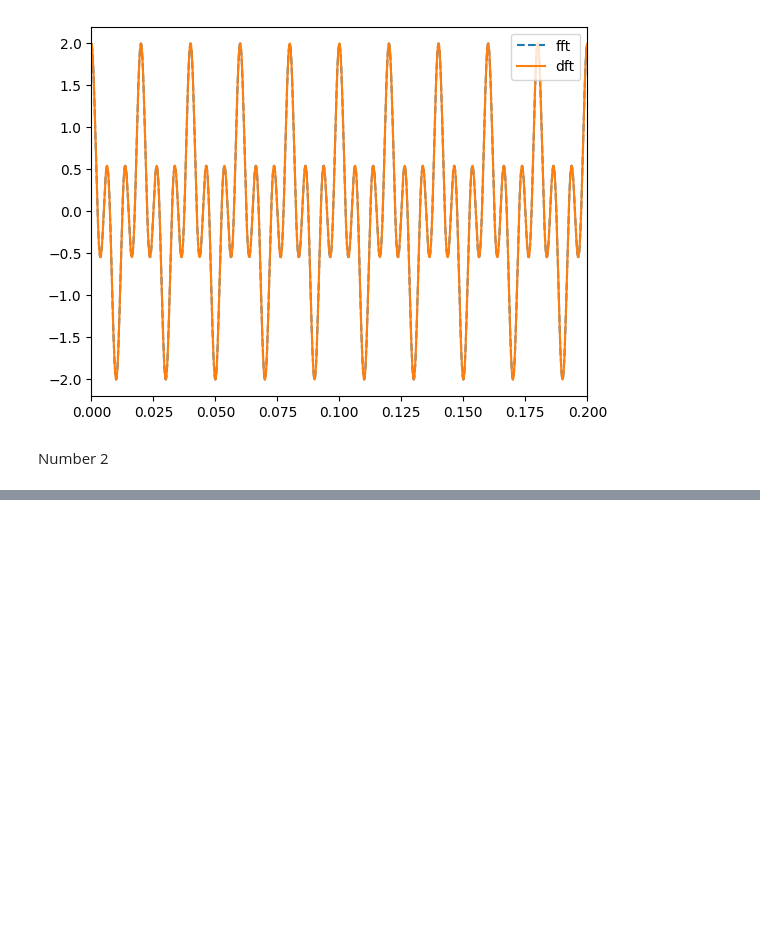
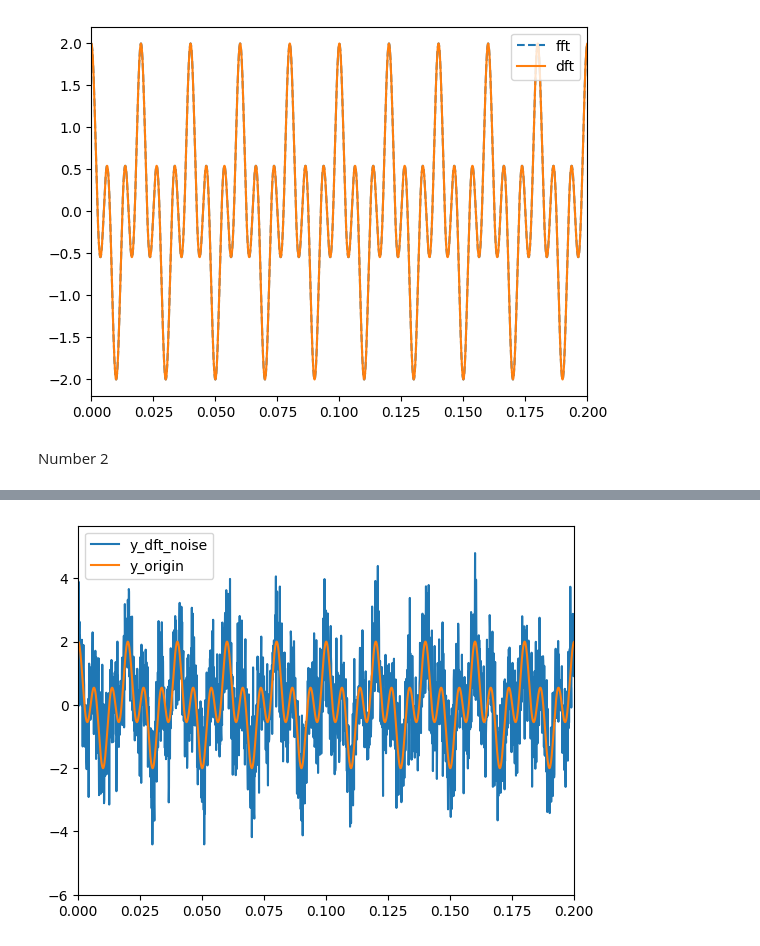
Before and after one commit to NikitaGoltsev/Digital_signals, a Jupyter notebook: lab2.ipynb, the cells around one changed output, grey strips where cells are left out. Drawn from its saved outputs; the diff is of its cells as text; code cells hidden in the pictures; blank space fills up the shorter version.

```diff
--- a/lab2.ipynb
+++ b/lab2.ipynb
@@ -63,0 +79,9 @@ Number 2
+# %%
+#сравнение функции y с функцией F^(-1)(F(y + noise))
+plt.plot(t_cos, y3, label = 'y_dft_noise')
+plt.plot(t_cos, y, linestyle='-', label = 'y_origin')
+plt.xlim(0, 0.2)
+plt.legend()
+plt.show()
+# %% [output]
+[figure, added]
```
Also changed, not shown: parts of 7 cells of this notebook.
